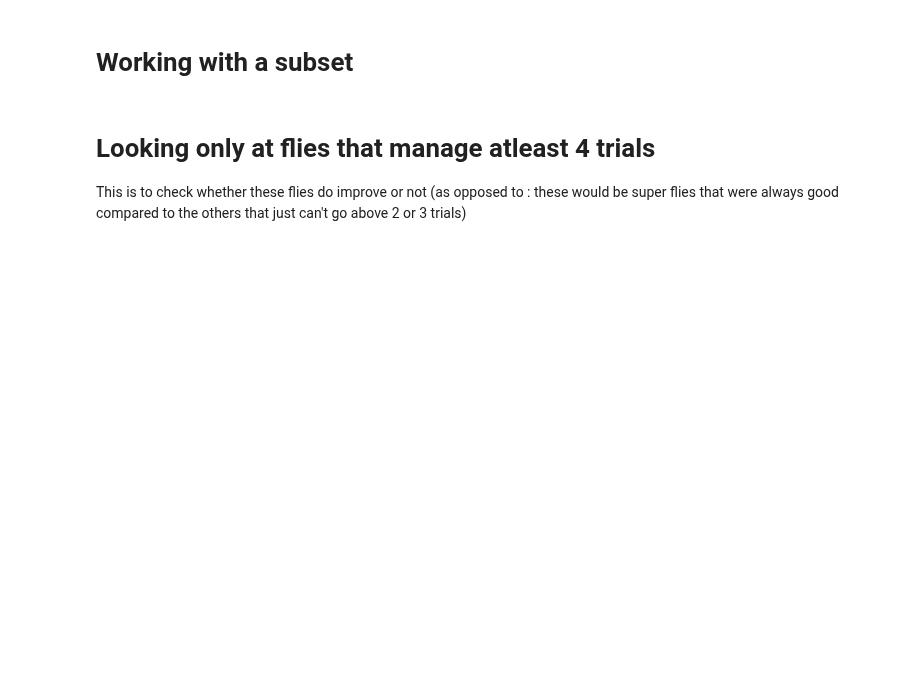
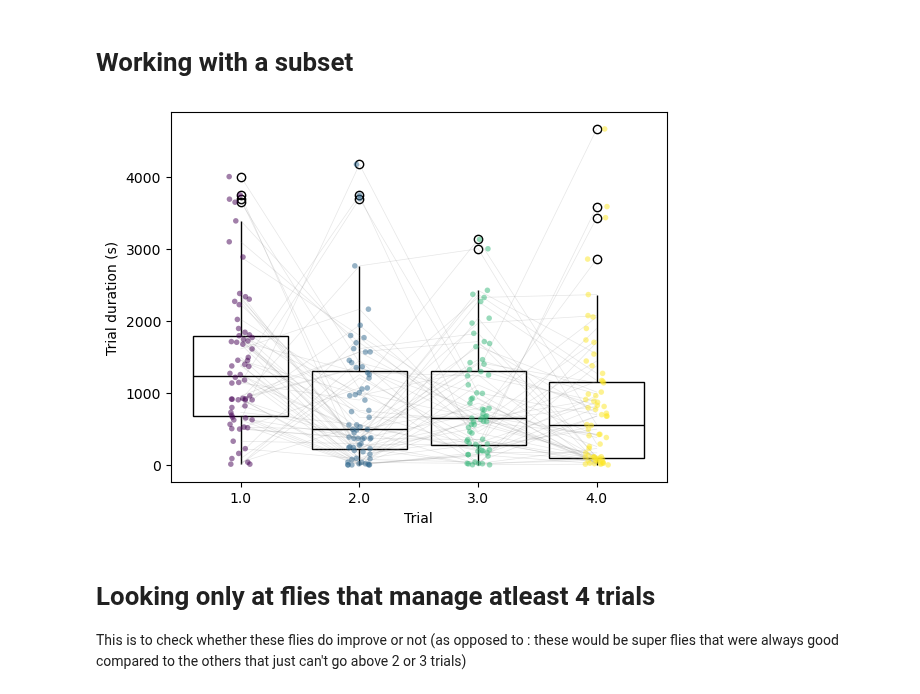
Before and after one commit to NeLy-EPFL/Tracking_Analysis, a Jupyter notebook: MazeRecorder/Analysis/Learning_Trials.ipynb, the cells around one changed output. Cells and saved outputs as stored; diff of their text form; code cells hidden in the pictures; blank space fills up the shorter version.

```diff
--- a/MazeRecorder/Analysis/Learning_Trials.ipynb
+++ b/MazeRecorder/Analysis/Learning_Trials.ipynb
@@ -320,24 +326,41 @@ Subset
 # %%
 sns.boxplot(
     data=Subset,
     x="trial",
     y="duration",
     color="black",
     showcaps=False,
     boxprops={"facecolor": "none", "edgecolor": "black"},
     whiskerprops={"color": "black"},
 )
 sns.stripplot(data=Subset, x="trial", y="duration", hue="trial", size=4, alpha=0.5, palette = "viridis")
 
 # Add lines connecting trials for each fly
 for fly in Subset["fly"].unique():
     fly_data = Subset[Subset["fly"] == fly]
     plt.plot(
         fly_data["trial"].values - 1,
         fly_data["duration"].values,
         color="gray",
         alpha=0.2,
+        linewidth=0.5,
     )
+
+# Remove the legend
+plt.legend().remove()
+plt.xlabel("Trial")
+plt.ylabel("Trial duration (s)")
+
+plt.savefig(
+    "/mnt/upramdya_data/MD/BallPushing_Learning/Plots/Durations/Trial_duration_1_4.png",
+    dpi=300,
+    bbox_inches="tight",
+    transparent=True,
+)
+plt.show()
+plt.close()
+# %% [output]
+[figure, added]
 # %%
 
 # Calculate mean duration and confidence intervals
```
Also changed, not shown: parts of 7 cells of this notebook, 3 other files.
